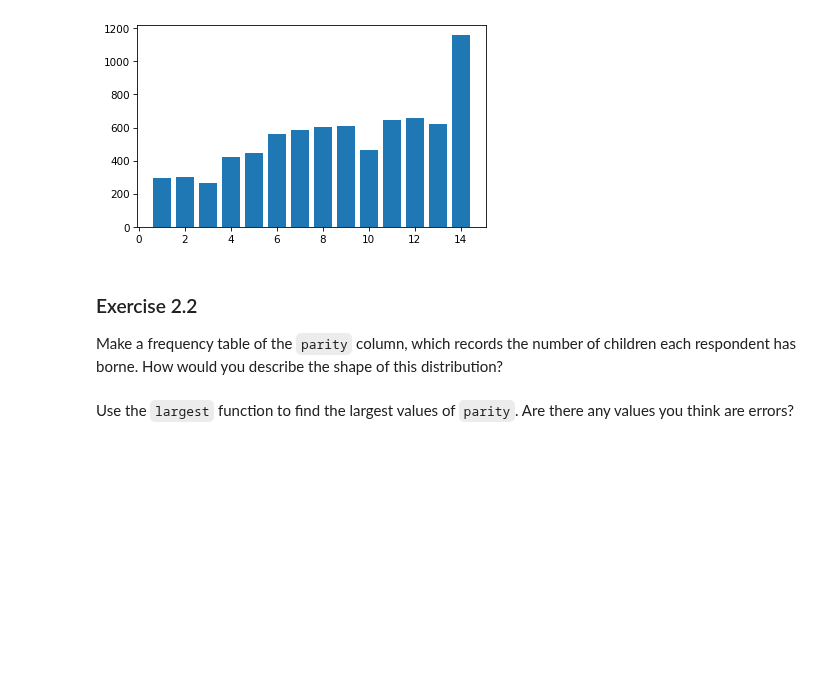
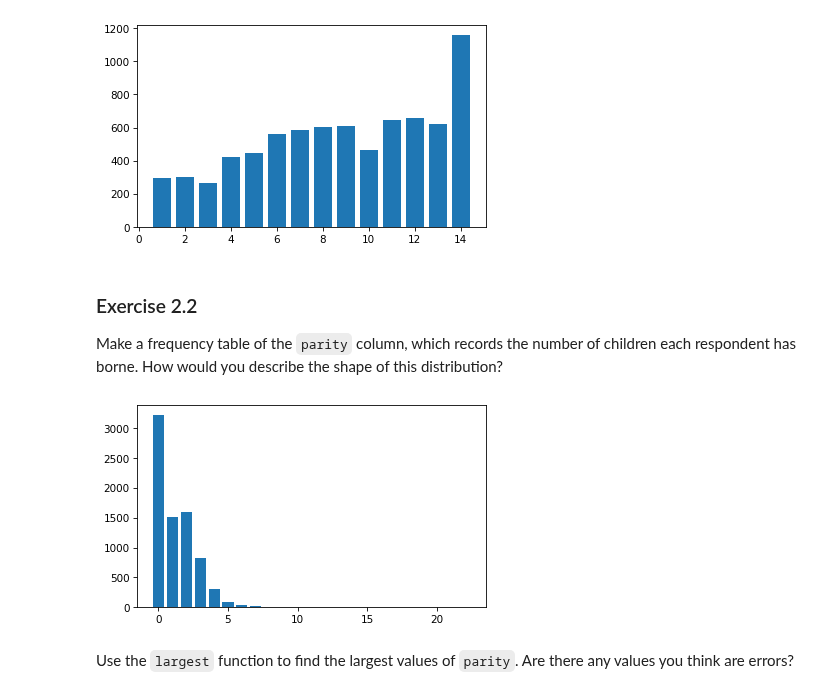
Before and after one commit to gustavomiranda2302/pandas, a Jupyter notebook: nb/chap02.ipynb, the cells around one changed output. Drawn from its saved outputs; the diff is of its cells as text; code cells hidden in the pictures; blank space fills up the shorter version.

```diff
--- a/nb/chap02.ipynb
+++ b/nb/chap02.ipynb
@@ -489,7 +525,12 @@ b.bar()
 Make a frequency table of the `parity` column, which records the number of children each respondent has borne.
 How would you describe the shape of this distribution?
 # %%
-# Solution goes here
+b = resp['parity']
+freqb = FreqTab.from_seq(b)
+freqb.bar()
+# a distribuicao é assimetrica pra esquerda
+# %% [output]
+[figure, added]
 # %%
 # Solution goes here
 # %% [markdown]
```
Also changed, not shown: parts of 11 cells of this notebook.
